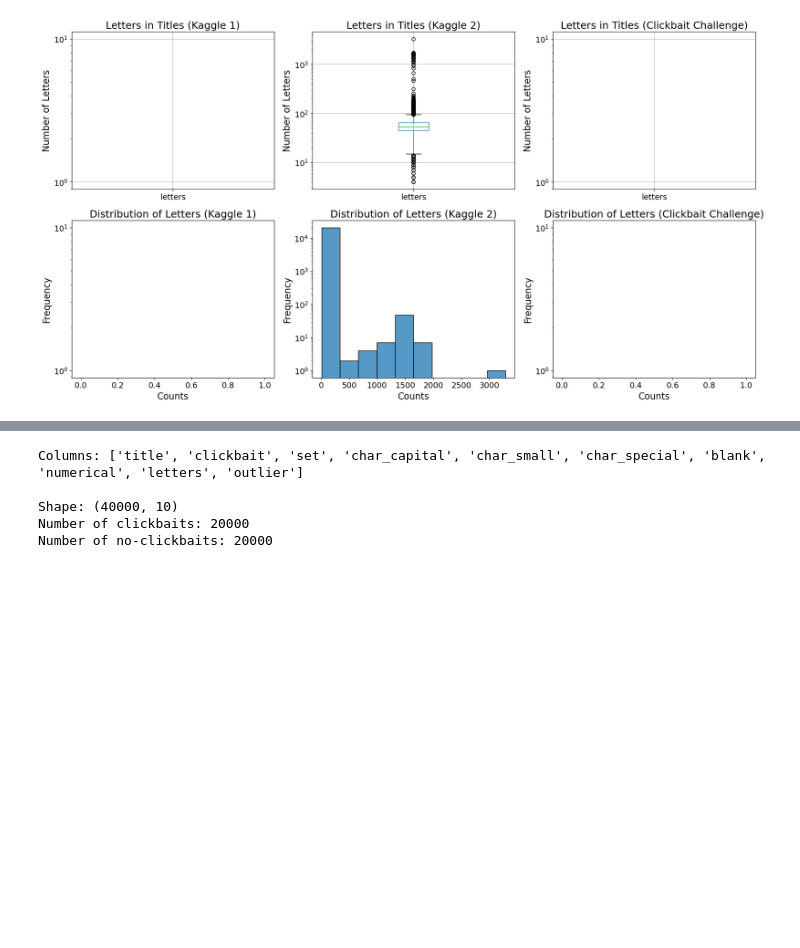
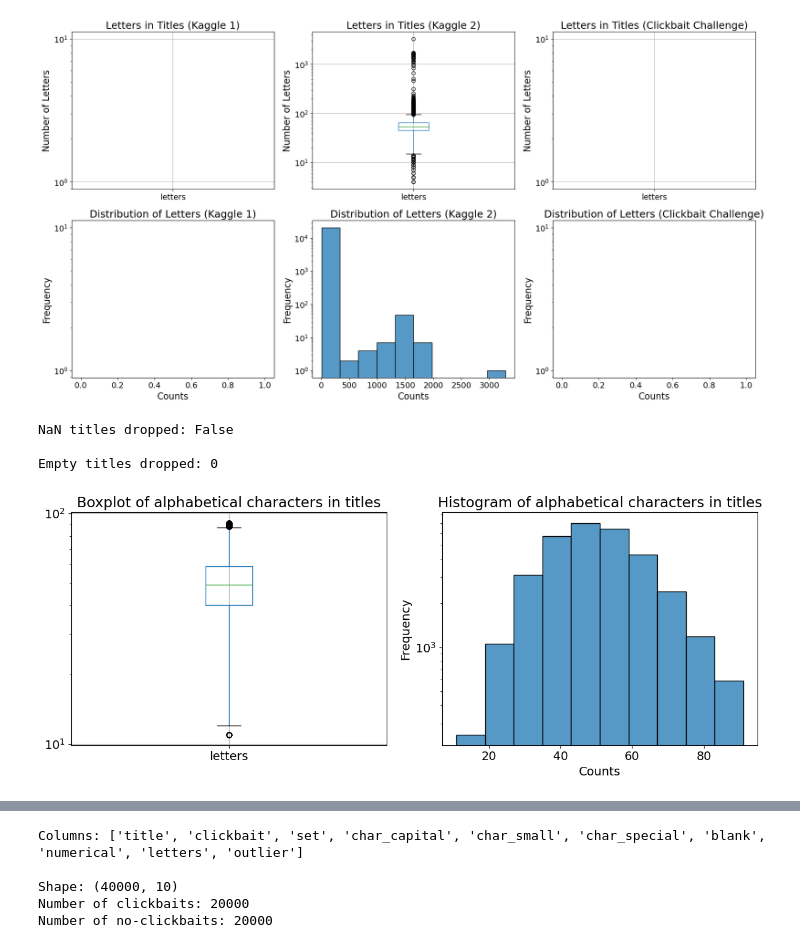
Before and after one commit to matkubita/ClickbaitDetectionThesis, a Jupyter notebook: notebooks/1-Getting-Data.ipynb, the cells around one changed output, grey strips where cells are left out. Saved outputs shown, nothing was run; the diff lists cells and outputs as text; code cells hidden in the pictures; blank space fills up the shorter version.

```diff
--- a/notebooks/1-Getting-Data.ipynb
+++ b/notebooks/1-Getting-Data.ipynb
@@ -540,27 +543,6 @@ With outliers:
 | 40974 | Los Angeles Rams Jeff Fisher May ... | 0 | 3 | 12 | 57 | 0 | 13 | 0 | 69 | ... |
 | 40975 | Seattle Seahawks Richard Sherman ... | 0 | 3 | 10 | 47 | 2 | 10 | 0 | 57 | ... |
 88806 rows × 10 columns
-# %%
-def plot_letters(df, log_scale=False):
-    """
-    plots boxplot and histogram with number of letters
-    """
-    fig, axs = plt.subplots(1, 2, figsize=(12, 5))
-
-    df.boxplot(column=["letters"], ax=axs[0])
-    axs[0].set_title('Boxplot of alphabetical characters in titles')
-    if log_scale:
-        axs[0].set_yscale('log')
-
-    sns.histplot(df["letters"], bins=10, kde=False, ax=axs[1], edgecolor="black")
-    axs[1].set_xlabel('Counts')
-    axs[1].set_ylabel('Frequency')
-    axs[1].set_title('Histogram of alphabetical characters in titles')
-    if log_scale:
-        axs[1].set_yscale('log')
-
-    plt.tight_layout()
-    plt.show()
 # %%
 labels = ["Kaggle 1", "Kaggle 2", "Clickbait Challenge"]
 
@@ -624,3 +606,20 @@ df_1_huge = df_merged[df_merged['clickbait'] == 1].sample(n=20000, random_state=
 df_balanced_huge = pd.concat([df_0_huge, df_1_huge])
 
 df_balanced_huge.to_csv("../data/merged_datasetes_balanced_huge.csv", index=False)
+# %%
+x_train, x_test, y_train, y_test = train_test_split(
+    df_balanced_huge["title"],
+    df_balanced_huge["clickbait"],
+    test_size=0.2,
+    random_state=42,
+    stratify=df_balanced_huge["clickbait"]
+)
+# %%
+train_df = pd.concat([x_train, y_train], axis=1)
+train_df = text_analysis(train_df)
+plot_letters(train_df, log_scale=True)
+# %% [output]
+NaN titles dropped: False
+
+Empty titles dropped: 0
+[figure, added]
```
Also changed, not shown: parts of 4 cells of this notebook, 5 other files.
